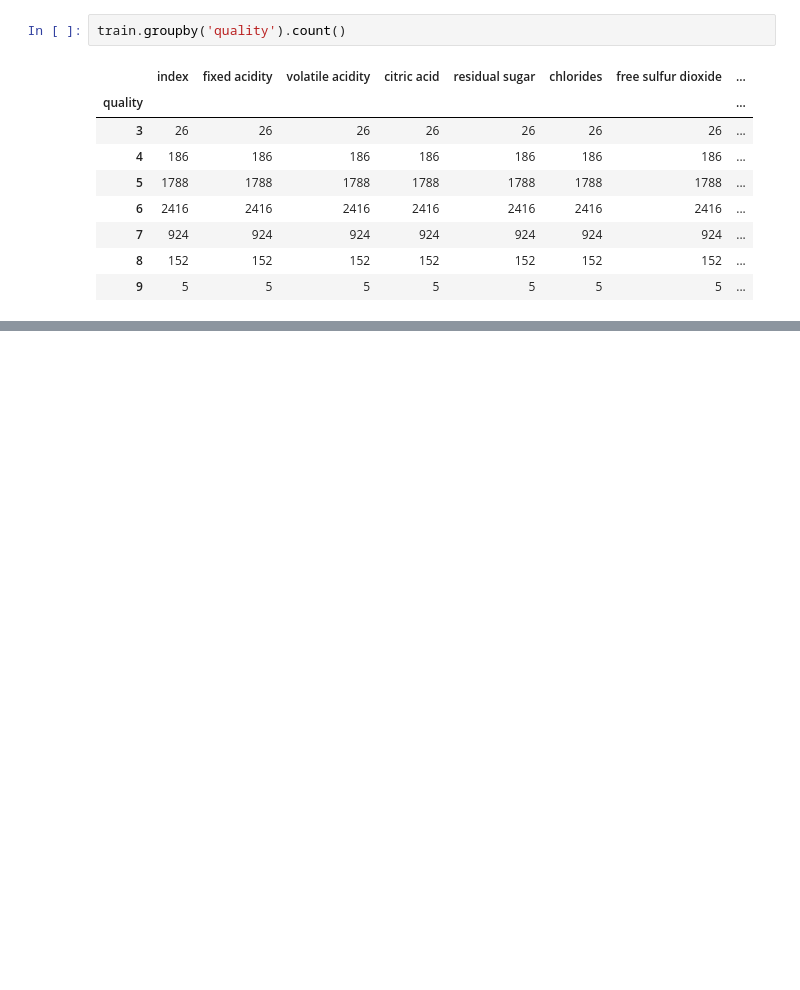
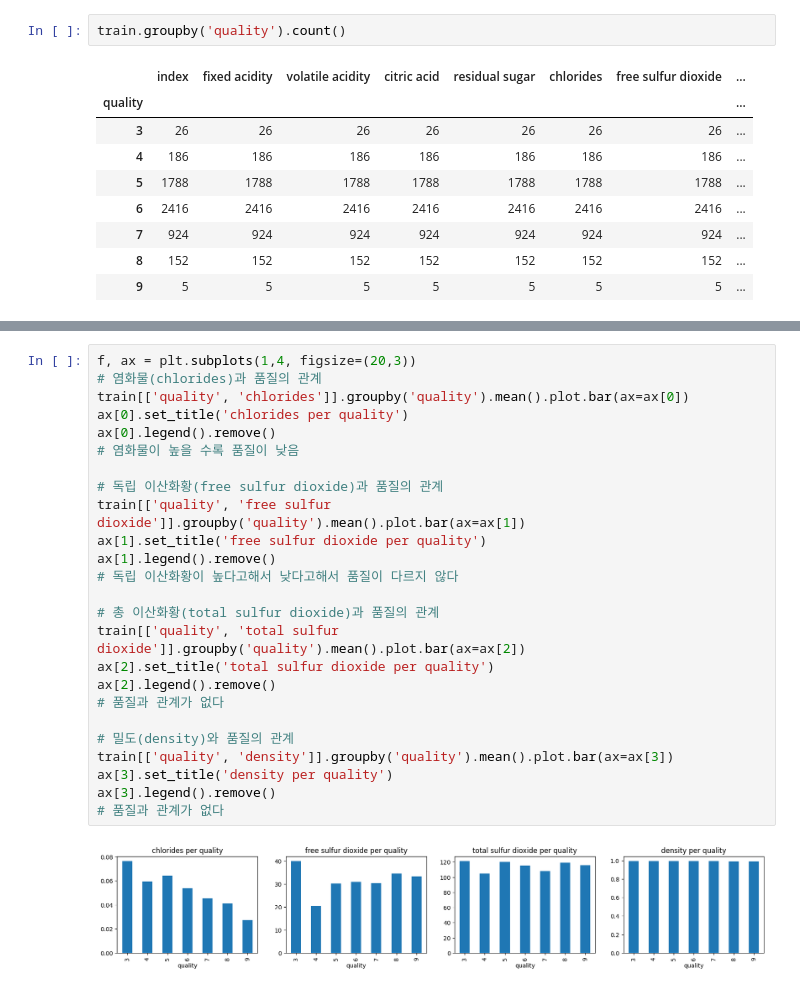
Before and after one commit to sty0507/dacon, a Jupyter notebook: wine/index.ipynb, the cells around one changed output, grey strips where cells are left out. Drawn from its saved outputs; the diff is of its cells as text; blank space fills up the shorter version.

```diff
--- a/wine/index.ipynb
+++ b/wine/index.ipynb
@@ -104,0 +100,27 @@ ax[3].legend().remove()
+# %%
+f, ax = plt.subplots(1,4, figsize=(20,3))
+# 염화물(chlorides)과 품질의 관계
+train[['quality', 'chlorides']].groupby('quality').mean().plot.bar(ax=ax[0])
+ax[0].set_title('chlorides per quality')
+ax[0].legend().remove()
+# 염화물이 높을 수록 품질이 낮음
+
+# 독립 이산화황(free sulfur dioxide)과 품질의 관계
+train[['quality', 'free sulfur dioxide']].groupby('quality').mean().plot.bar(ax=ax[1])
+ax[1].set_title('free sulfur dioxide per quality')
+ax[1].legend().remove()
+# 독립 이산화황이 높다고해서 낮다고해서 품질이 다르지 않다
+
+# 총 이산화황(total sulfur dioxide)과 품질의 관계
+train[['quality', 'total sulfur dioxide']].groupby('quality').mean().plot.bar(ax=ax[2])
+ax[2].set_title('total sulfur dioxide per quality')
+ax[2].legend().remove()
+# 품질과 관계가 없다
+
+# 밀도(density)와 품질의 관계
+train[['quality', 'density']].groupby('quality').mean().plot.bar(ax=ax[3])
+ax[3].set_title('density per quality')
+ax[3].legend().remove()
+# 품질과 관계가 없다
+# %% [output]
+[figure, added]
```
Also changed, not shown: parts of 19 cells of this notebook, 1 other file.
